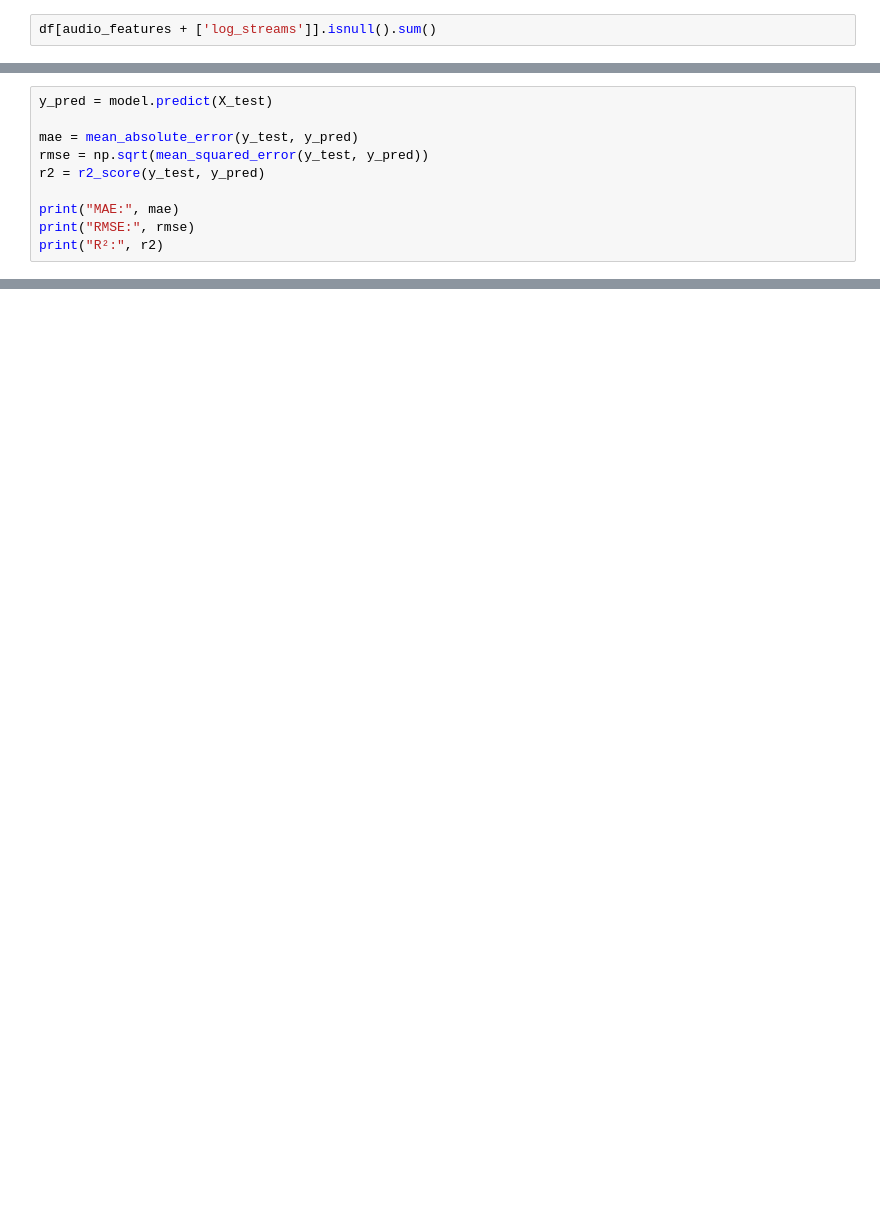
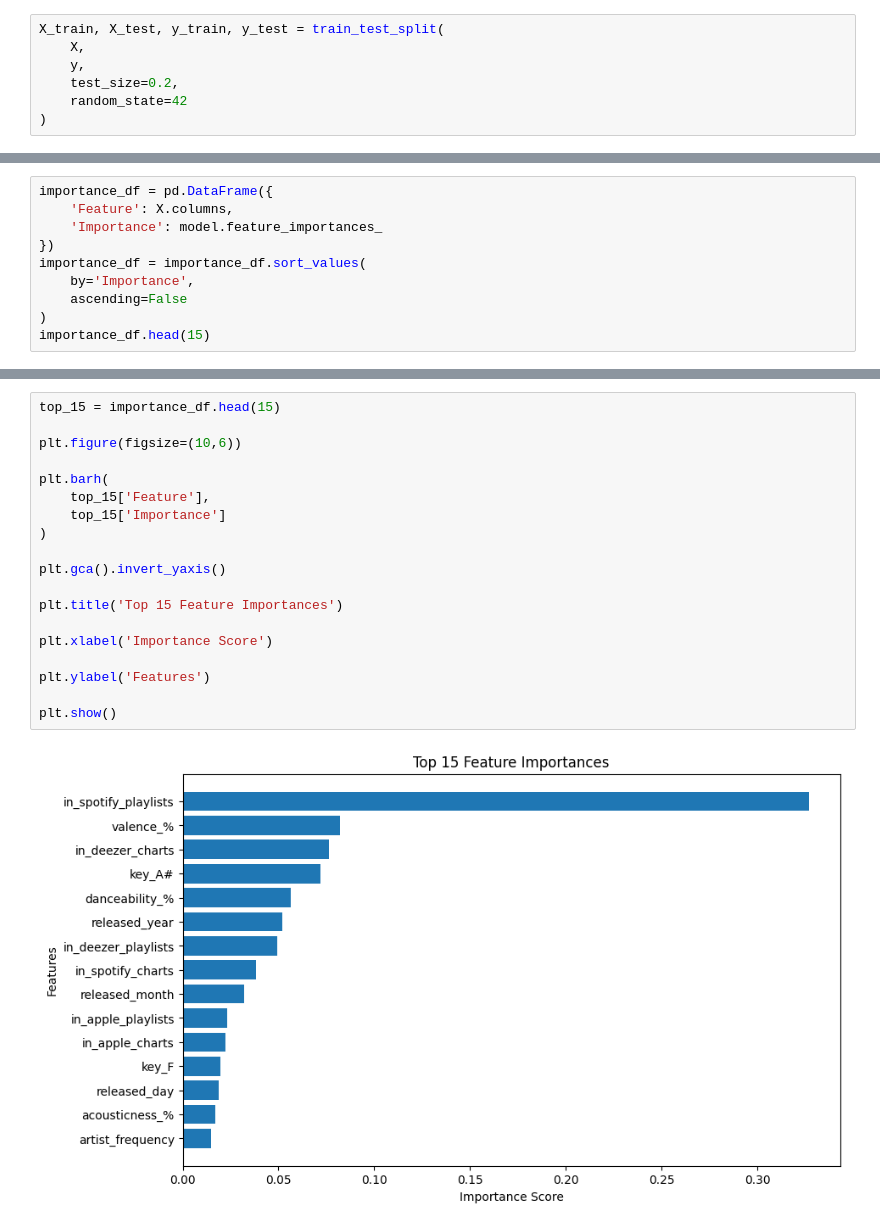
Before and after one commit to Yiming79/Most-streaming-songs-in-Spotify-2023, a Jupyter notebook: xgboost.ipynb, the cells around one changed output, grey strips where cells are left out. Drawn from its saved outputs; the diff is of its cells as text; blank space fills up the shorter version.

```diff
--- a/xgboost.ipynb
+++ b/xgboost.ipynb
@@ -136,2 +279,7 @@ Since the selected audio features and the target variable are essential for this
 # %%
-df[audio_features + ['log_streams']].isnull().sum()
+X_train, X_test, y_train, y_test = train_test_split(
+    X,
+    y,
+    test_size=0.2,
+    random_state=42
+)
@@ -197,11 +368,11 @@ These metrics help assess how well the model generalizes to unseen data.
 # %%
-y_pred = model.predict(X_test)
-
-mae = mean_absolute_error(y_test, y_pred)
-rmse = np.sqrt(mean_squared_error(y_test, y_pred))
-r2 = r2_score(y_test, y_pred)
-
-print("MAE:", mae)
-print("RMSE:", rmse)
-print("R²:", r2)
+importance_df = pd.DataFrame({
+    'Feature': X.columns,
+    'Importance': model.feature_importances_
+})
+importance_df = importance_df.sort_values(
+    by='Importance',
+    ascending=False
+)
+importance_df.head(15)
 # %% [output]
@@ -211 +395,22 @@ R²: -0.002828716169715806
+# %%
+top_15 = importance_df.head(15)
+
+plt.figure(figsize=(10,6))
+
+plt.barh(
+    top_15['Feature'],
+    top_15['Importance']
+)
+
+plt.gca().invert_yaxis()
+
+plt.title('Top 15 Feature Importances')
+
+plt.xlabel('Importance Score')
+
+plt.ylabel('Features')
+
+plt.show()
+# %% [output]
+[figure, added]
 # %% [markdown]
```
Also changed, not shown: parts of 44 cells of this notebook.
